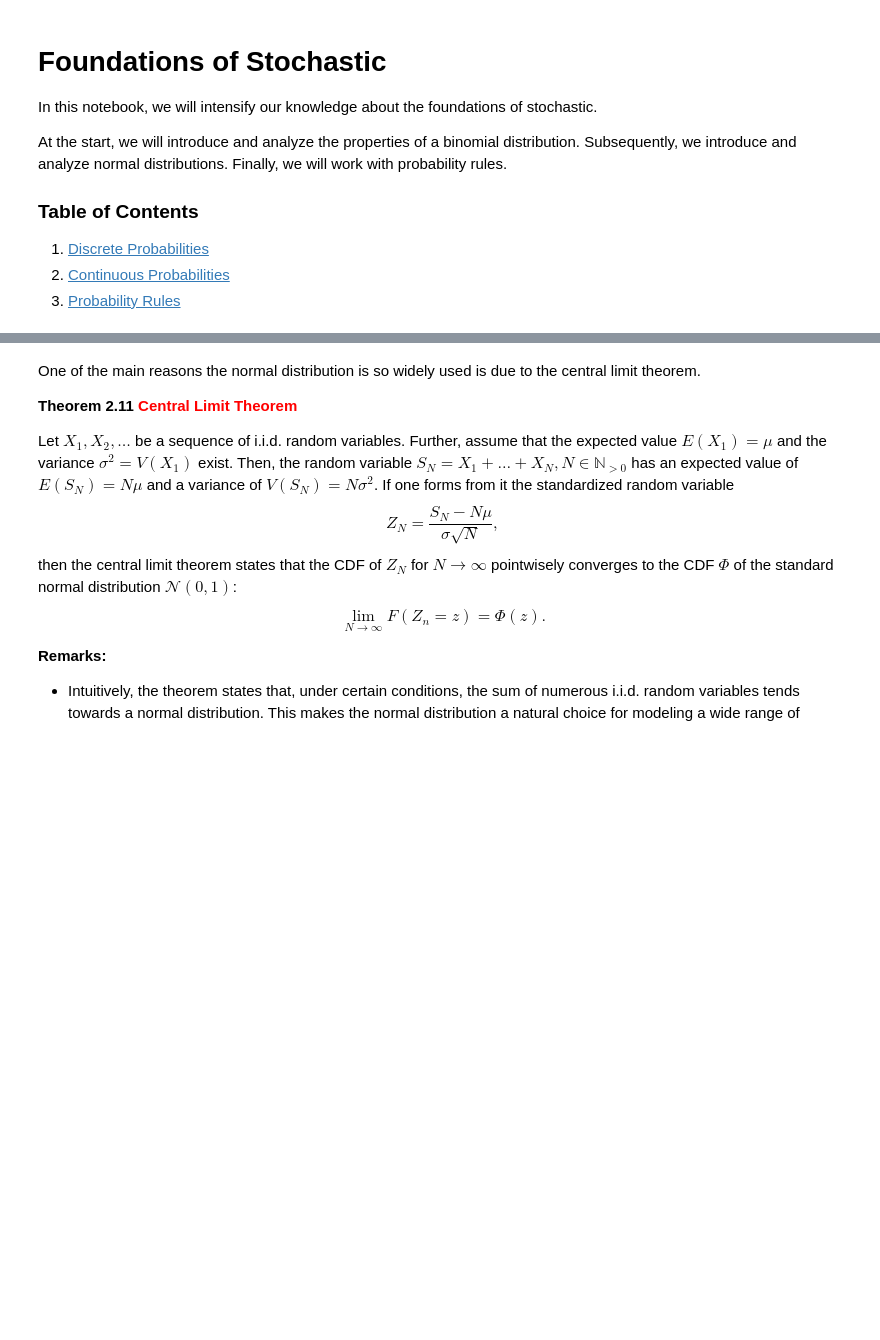
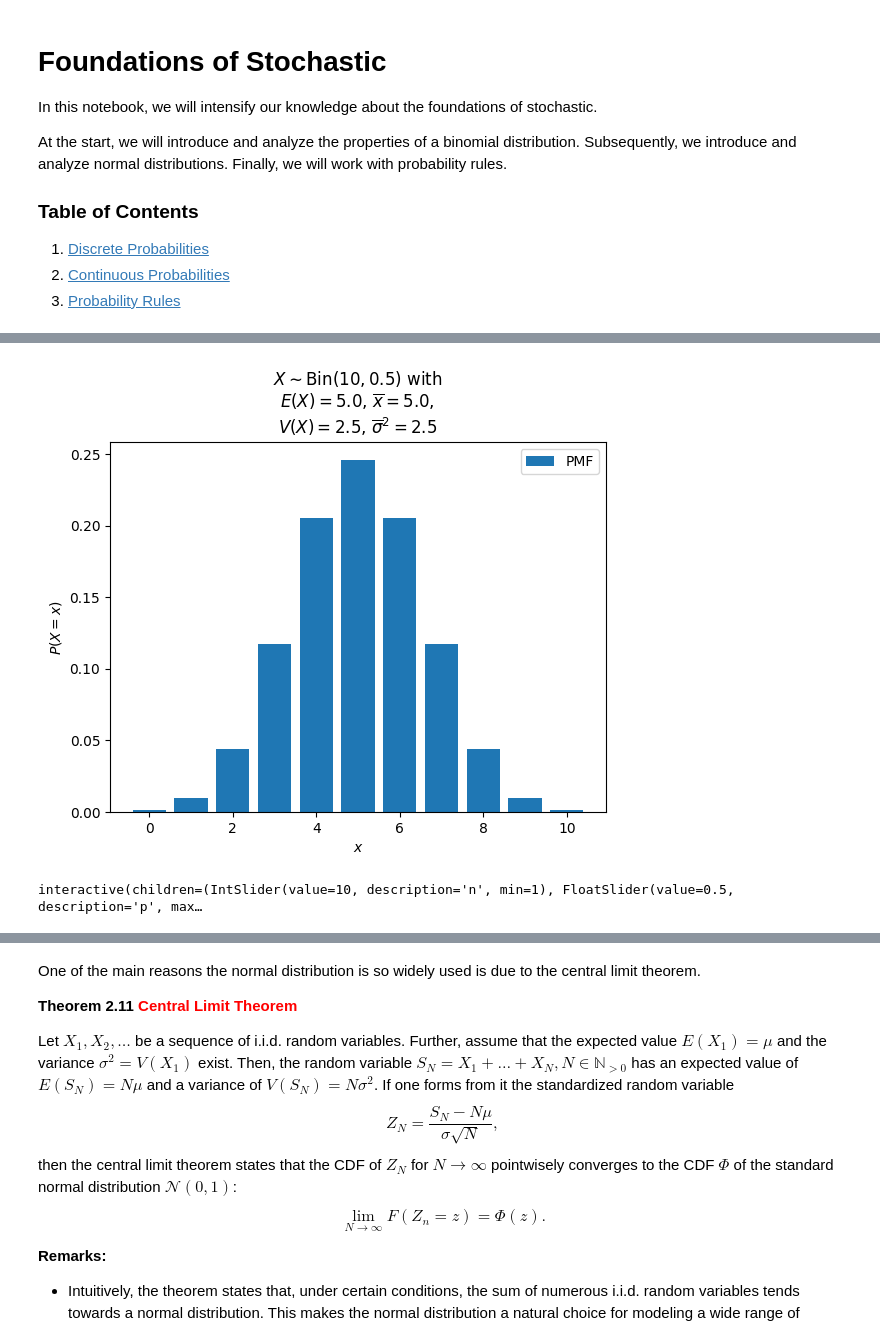
Before and after one commit to Cybren/E2ML, a Jupyter notebook: notebooks/02_foundations_of_stochastic.ipynb, the cells around one changed output, grey strips where cells are left out. Drawn from its saved outputs; the diff is of its cells as text; code cells hidden in the pictures; blank space fills up the shorter version.

```diff
--- a/notebooks/02_foundations_of_stochastic.ipynb
+++ b/notebooks/02_foundations_of_stochastic.ipynb
@@ -63,46 +65,57 @@ def visualize_binomial_distribution(n, p, N):
         Positive number of repeated binomial experiments.
     """
     # Compute the expected value `mean` and the variance `var`.
-    # TODO
+    #mean = n  * p
+    mean = stats.binom.mean(n, p)
+    #var = n * p * (1 - p)
+    var = stats.binom.var(n, p)
 
     # Draw N observations `x_sampled` from the PMF P(X) with X ~ Bin(n, p).
-    # TODO
+
+    #TODO
 
     # Estimate the expected value `mean_est` and variance `var_est` using the observations.
-    # TODO
+    mean_est = n * p
+    var_est = n * p * (1 - p)
+    #TODO
 
     # Create an array `x` containing the numbers {0, ..., n}.
-    # TODO
+    x = np.arange(n+1)
 
     # Compute P(X=x) as `p_x` with x in {0, ..., n} for X ~ Bin(n, p)
-    # TODO
+    p_x = stats.binom.pmf(x, n, p)
 
     # Plot results.
     plt.bar(x, p_x, label=f'PMF')
     plt.xlabel('$x$')
     plt.ylabel('$P(X=x)$')
     plt.title(
         "$X \sim \mathrm{Bin}("
         + str(n) + ","
         + str(p)
         + ")$ with \n$E(X) =$"
         + str(np.round(mean, 2))
         + ", $\overline{x} =$"
         + str(np.round(mean_est, 2))
         + ", \n$V(X) = $"
         + str(np.round(var, 2))
         + ", $\overline{\sigma}^2 =$"
         + str(np.round(var_est, 2))
     )
     plt.legend()
     plt.show()
 
+visualize_binomial_distribution(10, 0.5, 10)
+
 interactive(
     visualize_binomial_distribution,
     n=IntSlider(value=10, min=1, max=100),
     p=FloatSlider(value=0.5, min=0.0, max=1.0),
     N=IntSlider(value=10, min=2, max=1000)
 )
+# %% [output]
+[figure, added]
+interactive(children=(IntSlider(value=10, description='n', min=1), FloatSlider(value=0.5, description='p', max…
 # %% [markdown]
 #### **Questions:**
 1. (c) How does the sample size $N$ affect the estimates of the empirical mean and variance?
```
Also changed, not shown: parts of 7 cells of this notebook.
